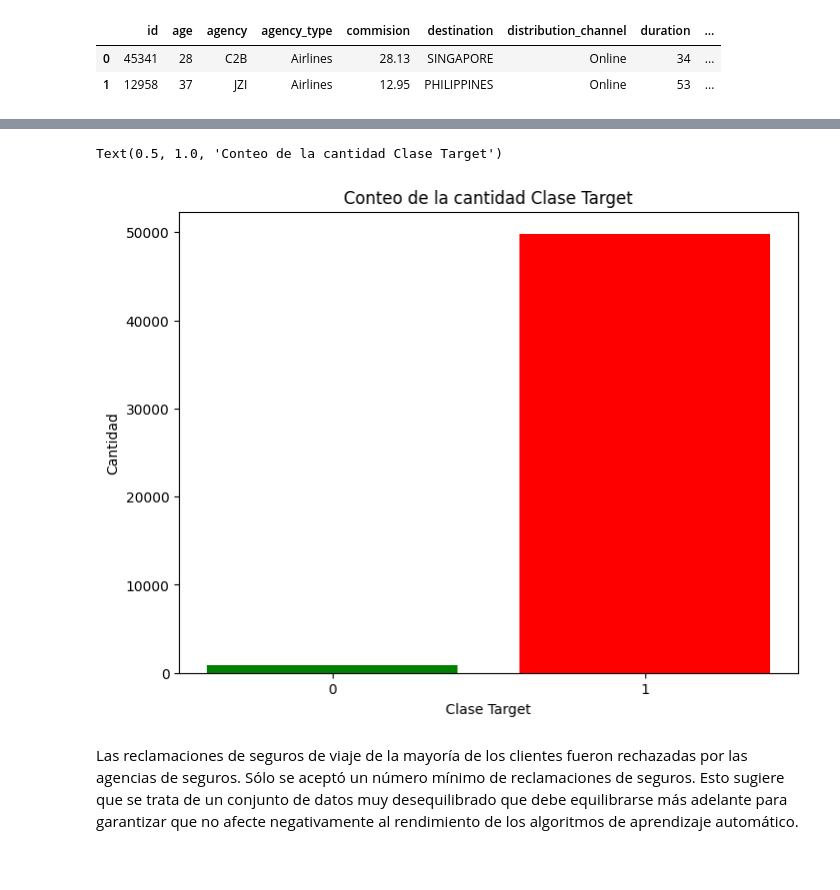
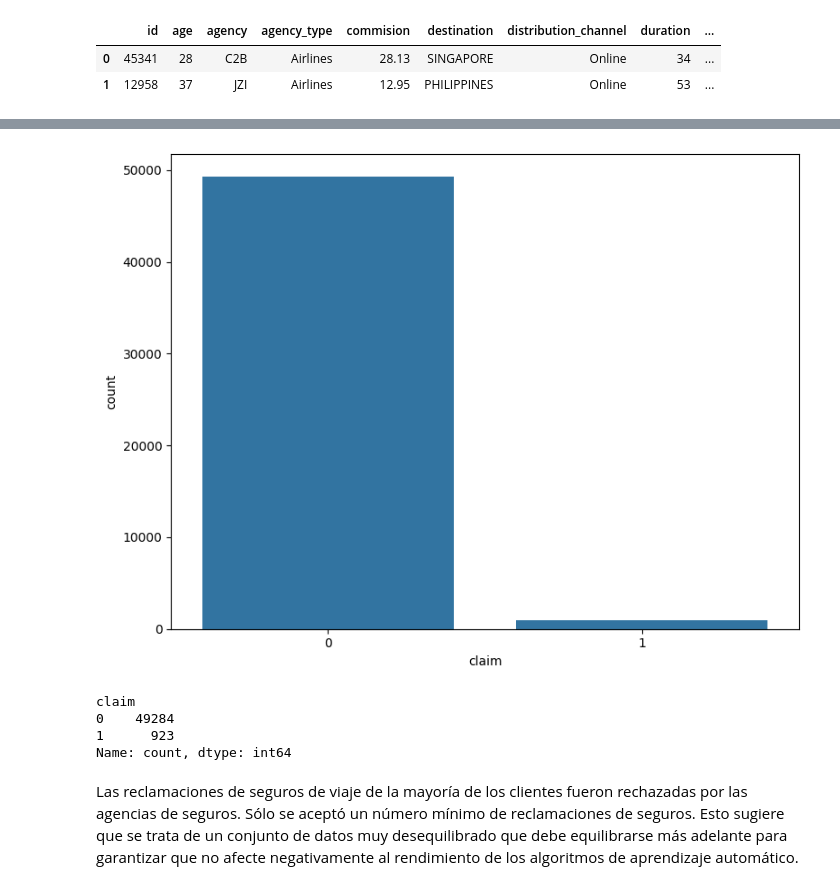
Before and after one commit to gdelgador/MineriaDatos, a Jupyter notebook: Actividad1.ipynb, the cells around one changed output, grey strips where cells are left out. Cells and saved outputs as stored; diff of their text form; code cells hidden in the pictures.

```diff
--- a/Actividad1.ipynb
+++ b/Actividad1.ipynb
@@ -125,0 +146,5 @@ Aqui tambien se aprecia que habría una gran cantidad de valores nulos para gend
+# %%
+# se decidira eliminar la variable gender por tener una gran cantidad de nulos
+
+df.drop(columns='gender', inplace=True)
+df.head(1)
@@ -177,14 +214,17 @@ claim
 dtype: float64
-# %%
-rcParams['figure.figsize'] = 8,6
-plt.bar(df_clean['claim'].unique(), df_clean['claim'].value_counts(), color = ['red', 'green'])
-plt.xticks([0, 1])
-plt.xlabel('Clase Target')
-plt.ylabel('Cantidad')
-plt.title('Conteo de la cantidad Clase Target')
-# %% [output]
-Text(0.5, 1.0, 'Conteo de la cantidad Clase Target')
-[figure, removed]
+# %%
+# grafico barras target
+sns.countplot(data=df_clean,x='claim')
+plt.tight_layout()
+# %% [output]
+[figure, added]
+# %%
+df_clean['claim'].value_counts()
+# %% [output]
+claim
+0    49284
+1      923
+Name: count, dtype: int64
 # %% [markdown]
 Las reclamaciones de seguros de viaje de la mayoría de los clientes fueron rechazadas por las agencias de seguros. Sólo se aceptó un número mínimo de reclamaciones de seguros. Esto sugiere que se trata de un conjunto de datos muy desequilibrado que debe equilibrarse más adelante para garantizar que no afecte negativamente al rendimiento de los algoritmos de aprendizaje automático.
 # %%
```
Also changed, not shown: parts of 51 cells of this notebook.
